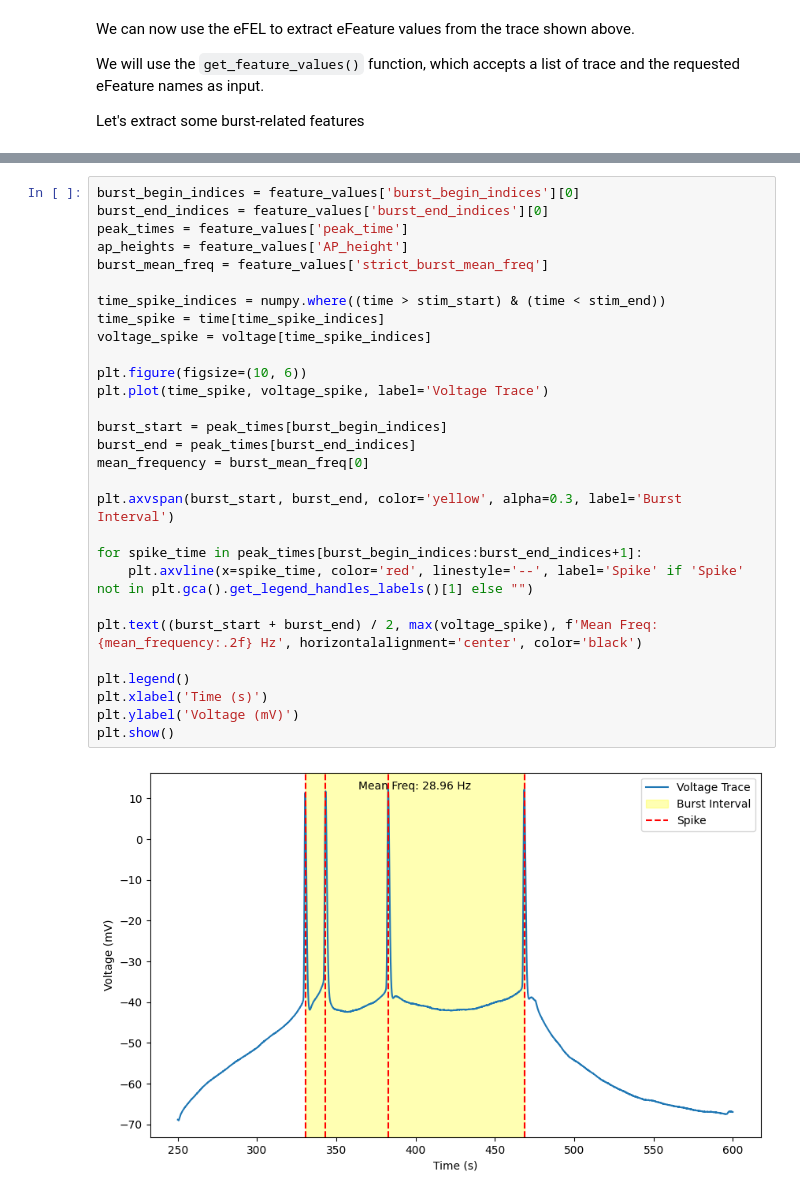
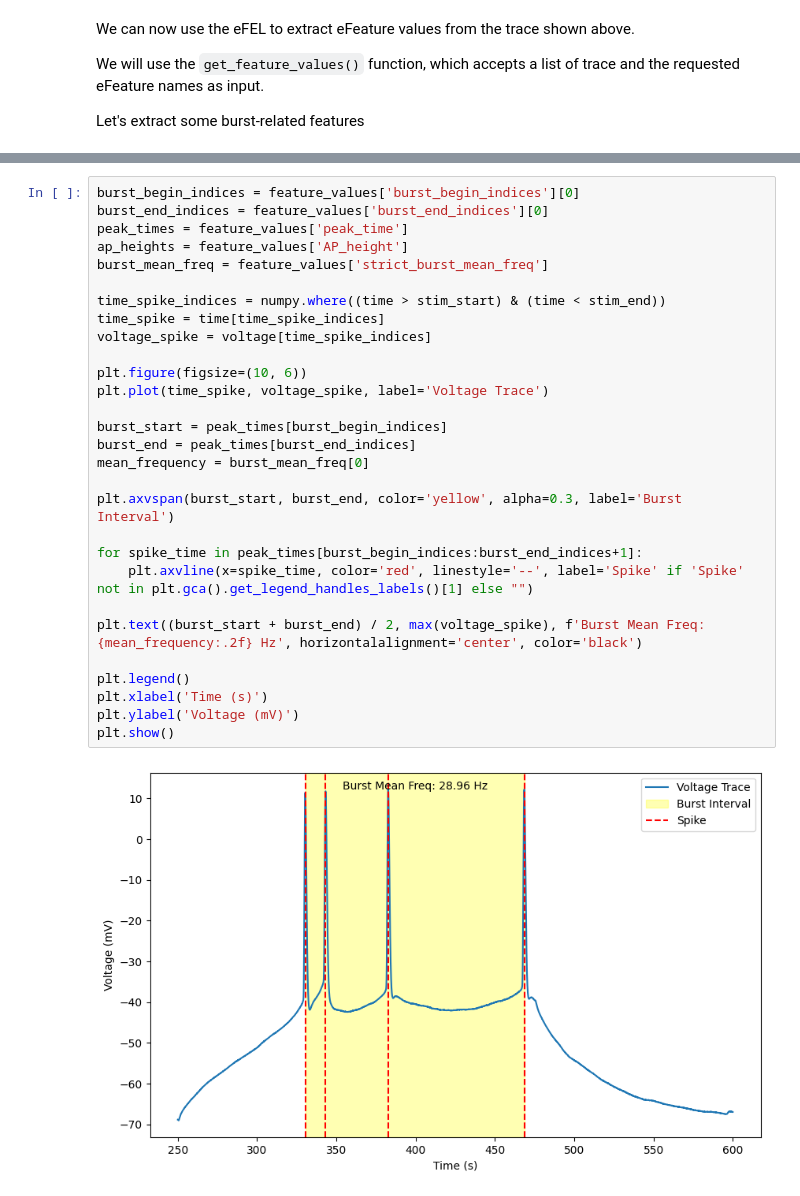
Before and after one commit to BlueBrain/eFEL, a Jupyter notebook: examples/neo/load_nwb.ipynb, the cells around one changed output, grey strips where cells are left out. Saved outputs shown, nothing was run; the diff lists cells and outputs as text.

Commit message:
update plot text

```diff
--- a/examples/neo/load_nwb.ipynb
+++ b/examples/neo/load_nwb.ipynb
@@ -65,31 +65,31 @@ feature_values
 # %%
 burst_begin_indices = feature_values['burst_begin_indices'][0]
 burst_end_indices = feature_values['burst_end_indices'][0]
 peak_times = feature_values['peak_time']
 ap_heights = feature_values['AP_height']
 burst_mean_freq = feature_values['strict_burst_mean_freq']
 
 time_spike_indices = numpy.where((time > stim_start) & (time < stim_end))
 time_spike = time[time_spike_indices]
 voltage_spike = voltage[time_spike_indices]
 
 plt.figure(figsize=(10, 6))
 plt.plot(time_spike, voltage_spike, label='Voltage Trace')
 
 burst_start = peak_times[burst_begin_indices]
 burst_end = peak_times[burst_end_indices]
 mean_frequency = burst_mean_freq[0]
 
 plt.axvspan(burst_start, burst_end, color='yellow', alpha=0.3, label='Burst Interval')
 
 for spike_time in peak_times[burst_begin_indices:burst_end_indices+1]:
     plt.axvline(x=spike_time, color='red', linestyle='--', label='Spike' if 'Spike' not in plt.gca().get_legend_handles_labels()[1] else "")
 
-plt.text((burst_start + burst_end) / 2, max(voltage_spike), f'Mean Freq: {mean_frequency:.2f} Hz', horizontalalignment='center', color='black')
+plt.text((burst_start + burst_end) / 2, max(voltage_spike), f'Burst Mean Freq: {mean_frequency:.2f} Hz', horizontalalignment='center', color='black')
 
 plt.legend()
 plt.xlabel('Time (s)')
 plt.ylabel('Voltage (mV)')
 plt.show()
 # %% [output]
-[figure, old version]
+[figure, new version]
```
